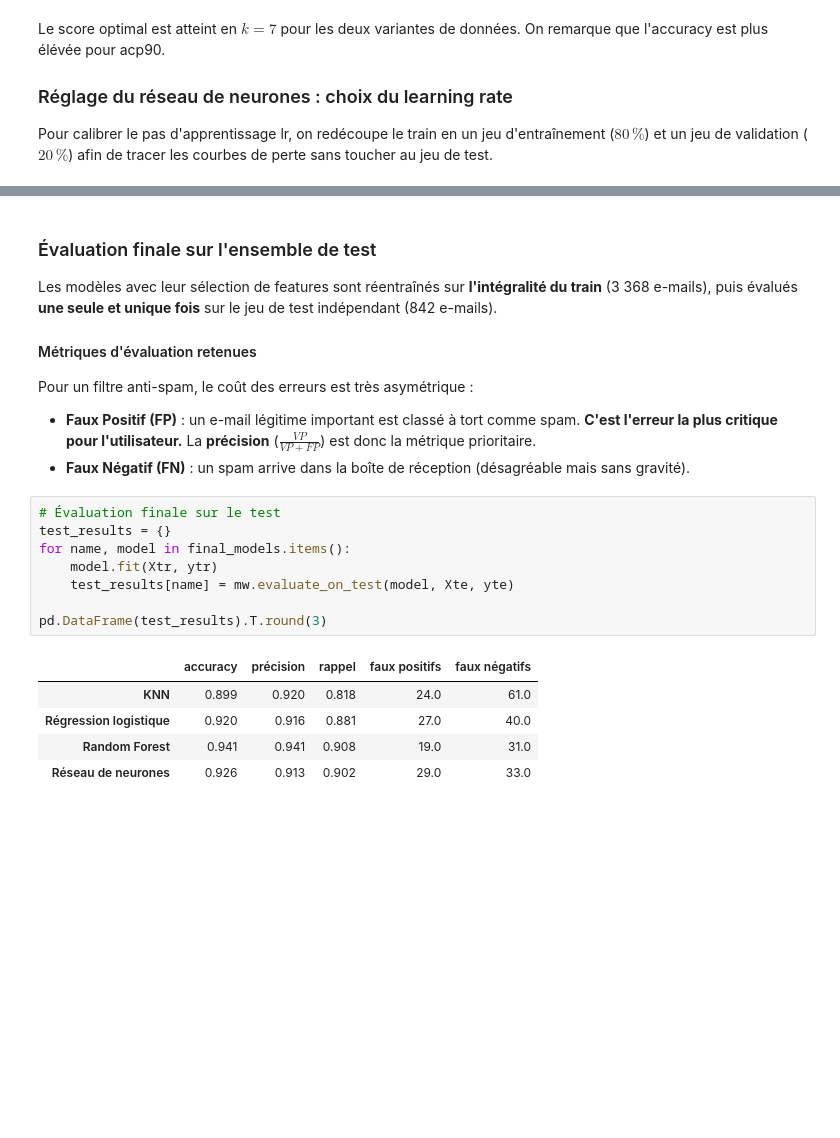
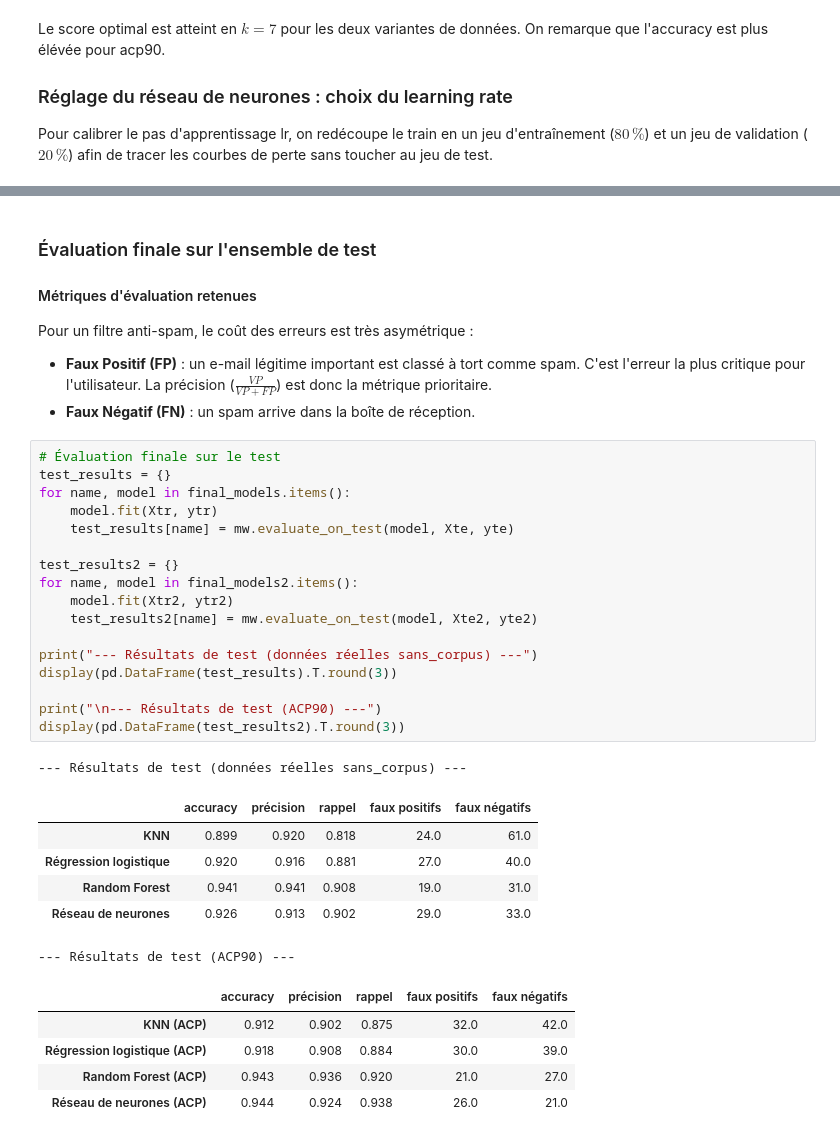
Before and after one commit to PierreGUTTIEREZ/Project_Machine-Learning_Semester-1, a Jupyter notebook: spambase.ipynb, the cells around one changed output, grey strips where cells are left out. Cells and saved outputs as stored; diff of their text form; blank space fills up the shorter version.

```diff
--- a/spambase.ipynb
+++ b/spambase.ipynb
@@ -417,24 +473,38 @@ mw.compare_models(final_models, Xtr, ytr).round(3)
 # %% [markdown]
 ### Évaluation finale sur l'ensemble de test
 
-Les modèles avec leur sélection de features sont réentraînés sur **l'intégralité du train** (3 368 e-mails), puis évalués **une seule et unique fois** sur le jeu de test indépendant (842 e-mails).
-
 #### Métriques d'évaluation retenues
 Pour un filtre anti-spam, le coût des erreurs est très asymétrique :
-* **Faux Positif (FP)** : un e-mail légitime important est classé à tort comme spam. **C'est l'erreur la plus critique pour l'utilisateur.** La **précision** ($\frac{VP}{VP + FP}$) est donc la métrique prioritaire.
-* **Faux Négatif (FN)** : un spam arrive dans la boîte de réception (désagréable mais sans gravité).
+* **Faux Positif (FP)** : un e-mail légitime important est classé à tort comme spam. C'est l'erreur la plus critique pour l'utilisateur. La précision ($\frac{VP}{VP + FP}$) est donc la métrique prioritaire.
+* **Faux Négatif (FN)** : un spam arrive dans la boîte de réception.
 # %%
 # Évaluation finale sur le test
 test_results = {}
 for name, model in final_models.items():
     model.fit(Xtr, ytr)
     test_results[name] = mw.evaluate_on_test(model, Xte, yte)
 
-pd.DataFrame(test_results).T.round(3)
+test_results2 = {}
+for name, model in final_models2.items():
+    model.fit(Xtr2, ytr2)
+    test_results2[name] = mw.evaluate_on_test(model, Xte2, yte2)
+
+print("--- Résultats de test (données réelles sans_corpus) ---")
+display(pd.DataFrame(test_results).T.round(3))
+
+print("\n--- Résultats de test (ACP90) ---")
+display(pd.DataFrame(test_results2).T.round(3))
 # %% [output]
+--- Résultats de test (données réelles sans_corpus) ---
 |  | accuracy | précision | rappel | faux positifs | faux négatifs |
 | KNN | 0.899 | 0.920 | 0.818 | 24.0 | 61.0 |
 | Régression logistique | 0.920 | 0.916 | 0.881 | 27.0 | 40.0 |
 | Random Forest | 0.941 | 0.941 | 0.908 | 19.0 | 31.0 |
 | Réseau de neurones | 0.926 | 0.913 | 0.902 | 29.0 | 33.0 |
+--- Résultats de test (ACP90) ---
+|  | accuracy | précision | rappel | faux positifs | faux négatifs |
+| KNN (ACP) | 0.912 | 0.902 | 0.875 | 32.0 | 42.0 |
+| Régression logistique (ACP) | 0.918 | 0.908 | 0.884 | 30.0 | 39.0 |
+| Random Forest (ACP) | 0.943 | 0.936 | 0.920 | 21.0 | 27.0 |
+| Réseau de neurones (ACP) | 0.944 | 0.924 | 0.938 | 26.0 | 21.0 |
 # %% [markdown]
```
Also changed, not shown: parts of 11 cells of this notebook.
